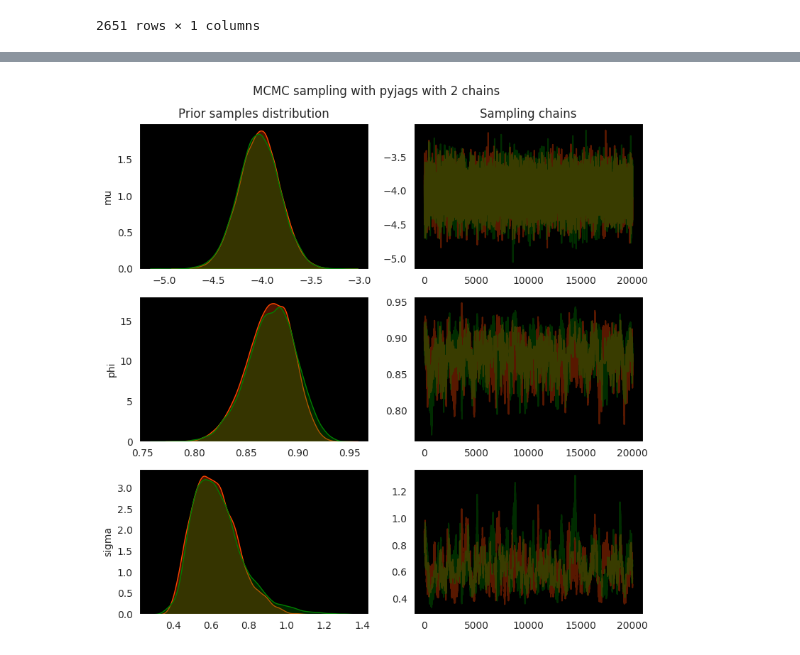
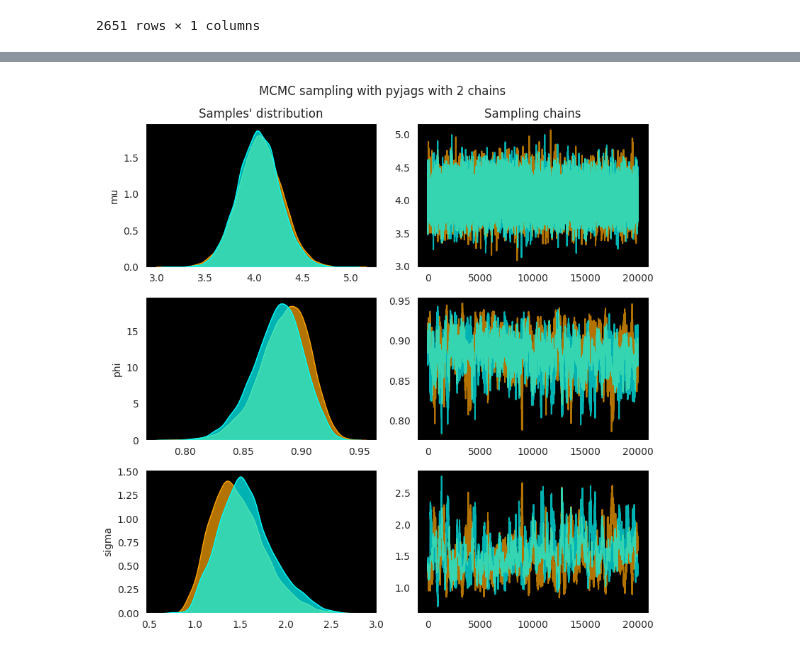
Before and after one commit to spradha1/LeuphanaAssignments, a Jupyter notebook: ProbabilisticModelling/Paper/model_demo.ipynb, the cells around one changed output, grey strips where cells are left out. Drawn from its saved outputs; the diff is of its cells as text; code cells hidden in the pictures.

```diff
--- a/ProbabilisticModelling/Paper/model_demo.ipynb
+++ b/ProbabilisticModelling/Paper/model_demo.ipynb
@@ -67,13 +69,13 @@ jags_model_string = '''
     phi ~ dunif(-1, 1)
     sigma ~ dt(0, 5, 1) T(0,)
 
-    h[1] ~ dnorm(mu, sigma/sqrt(1 - pow(phi, 2)))
+    h[1] ~ dnorm(mu, sqrt(1 - pow(phi, 2))/sigma )       # precision = 1/variance
     for (i in 2:N) {
-      h[i] ~ dnorm(mu + phi * (h[i-1] - mu), sigma)
+      h[i] ~ dnorm(mu + phi * (h[i-1] - mu), 1/sigma)
     }
 
     for (j in 1:N) {
-      y[j] ~ dnorm(0, exp(h[j]/2))
+      y[j] ~ dnorm(0, 1/exp(h[j]/2) )
     }
   }
 '''
@@ -100,27 +102,27 @@ sampling: iterations 40000 of 40000, elapsed 0:05:36, remaining 0:00:00
 # %%
 # plots
 
 sample_chains = [jags_samples[p][0] for p in parameters]
-colors = ['orangered', 'green']
+colors = ['orange', 'cyan']
 
 fig, axs = plt.subplots(len(parameters), 2, figsize=(8, 8))
-axs[0, 0].set_title('Prior samples distribution')
+axs[0, 0].set_title('Samples\' distribution')
 axs[0, 1].set_title('Sampling chains')
 
 for p in range(len(parameters)):
 
   for c in range(CHAINS):
-    # prior samples distribution
-    sns.kdeplot(data=sample_chains[p][:, c], ax=axs[p, 0], color=colors[c], fill=True, alpha=0.3)
+    # samples' distribution
+    sns.kdeplot(data=sample_chains[p][:, c], ax=axs[p, 0], color=colors[c], fill=True, alpha=0.7)
     # sampling steps
-    sns.lineplot(data=sample_chains[p][:, c], ax=axs[p, 1], color=colors[c], alpha=0.35)
+    sns.lineplot(data=sample_chains[p][:, c], ax=axs[p, 1], color=colors[c], alpha=0.7)
 
   axs[p, 0].set_facecolor('black')
   axs[p, 0].set_ylabel(parameters[p])
   axs[p, 1].set_facecolor('black')
 
 fig.suptitle(f'MCMC sampling with pyjags with {CHAINS} chains')
 plt.tight_layout()
 plt.show()
 # %% [output]
-[figure, old version]
+[figure, new version]
```
Also changed, not shown: parts of 2 cells of this notebook, 3 other files.
